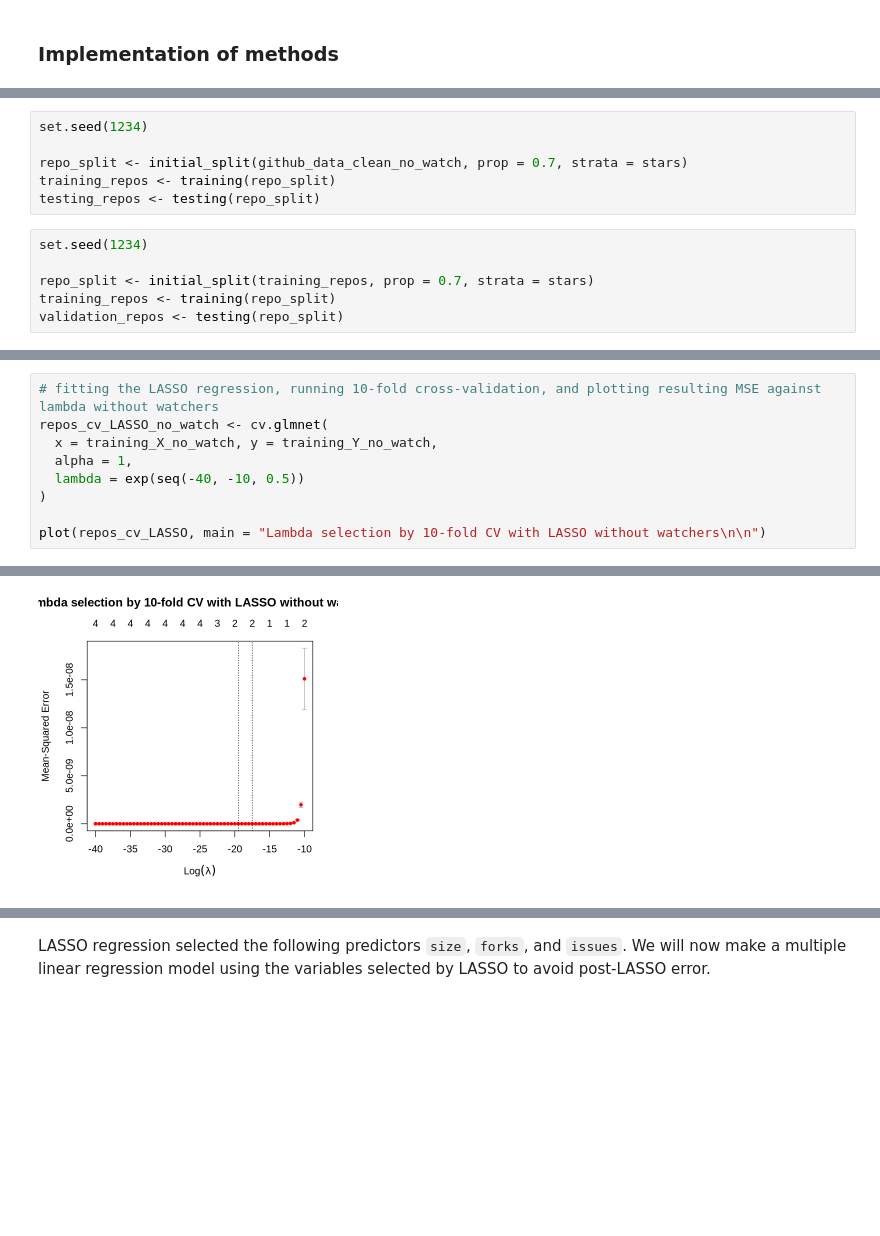
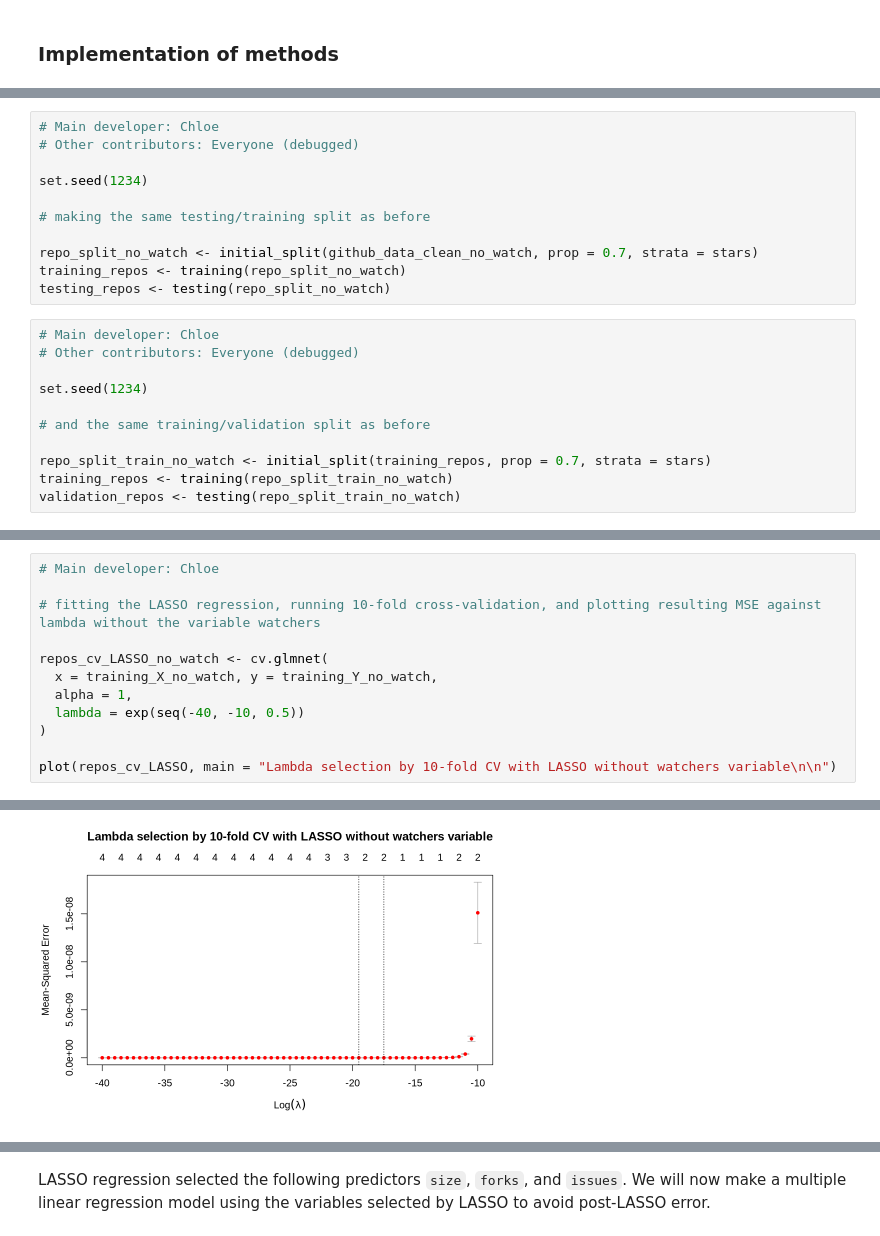
Before and after one commit to chloezandberg/stat301-final-project-group, a Jupyter notebook: final-project.ipynb, the cells around one changed output, grey strips where cells are left out. Drawn from its saved outputs; the diff is of its cells as text; blank space fills up the shorter version.

```diff
--- a/final-project.ipynb
+++ b/final-project.ipynb
@@ -555,15 +666,25 @@ Because ``watchers`` is perfectly correlated with ``stars`` in our data set, we
 github_data_clean_no_watch <- github_data_clean |>
                     select(-watchers)
 # %%
+# Main developer: Chloe
+# Other contributors: Everyone (debugged)
+
 set.seed(1234)
 
-repo_split <- initial_split(github_data_clean_no_watch, prop = 0.7, strata = stars)
-training_repos <- training(repo_split)
-testing_repos <- testing(repo_split)
+# making the same testing/training split as before
+
+repo_split_no_watch <- initial_split(github_data_clean_no_watch, prop = 0.7, strata = stars)
+training_repos <- training(repo_split_no_watch)
+testing_repos <- testing(repo_split_no_watch)
 # %%
+# Main developer: Chloe
+# Other contributors: Everyone (debugged)
+
 set.seed(1234)
 
-repo_split <- initial_split(training_repos, prop = 0.7, strata = stars)
-training_repos <- training(repo_split)
-validation_repos <- testing(repo_split)
+# and the same training/validation split as before
+
+repo_split_train_no_watch <- initial_split(training_repos, prop = 0.7, strata = stars)
+training_repos <- training(repo_split_train_no_watch)
+validation_repos <- testing(repo_split_train_no_watch)
 # %%
@@ -593,31 +717,34 @@ testing_X_no_watch <- testing_repos |>
         select(-stars) |>
             as.matrix()
 # %%
-# fitting the LASSO regression, running 10-fold cross-validation, and plotting resulting MSE against lambda without watchers
+# Main developer: Chloe
+
+# fitting the LASSO regression, running 10-fold cross-validation, and plotting resulting MSE against lambda without the variable watchers
+
 repos_cv_LASSO_no_watch <- cv.glmnet(
   x = training_X_no_watch, y = training_Y_no_watch,
   alpha = 1,
   lambda = exp(seq(-40, -10, 0.5))
 )
 
-plot(repos_cv_LASSO, main = "Lambda selection by 10-fold CV with LASSO without watchers\n\n")
+plot(repos_cv_LASSO, main = "Lambda selection by 10-fold CV with LASSO without watchers variable\n\n")
 # %% [output]
 Warning message in storage.mode(xd) <- "double":
 “NAs introduced by coercion”
 Warning message in storage.mode(xd) <- "double":
 “NAs introduced by coercion”
 Warning message in storage.mode(xd) <- "double":
 “NAs introduced by coercion”
 Warning message in storage.mode(xd) <- "double":
 “NAs introduced by coercion”
 Warning message in storage.mode(xd) <- "double":
 “NAs introduced by coercion”
 Warning message in storage.mode(xd) <- "double":
 “NAs introduced by coercion”
 ... (26 lines left out)
 Warning message in cbind2(1, newx) %*% nbeta:
 “NAs introduced by coercion”
 Warning message in cbind2(1, newx) %*% nbeta:
 “NAs introduced by coercion”
-[figure, old version]
+[figure, new version]
 # %%
```
Also changed, not shown: parts of 56 cells of this notebook.
